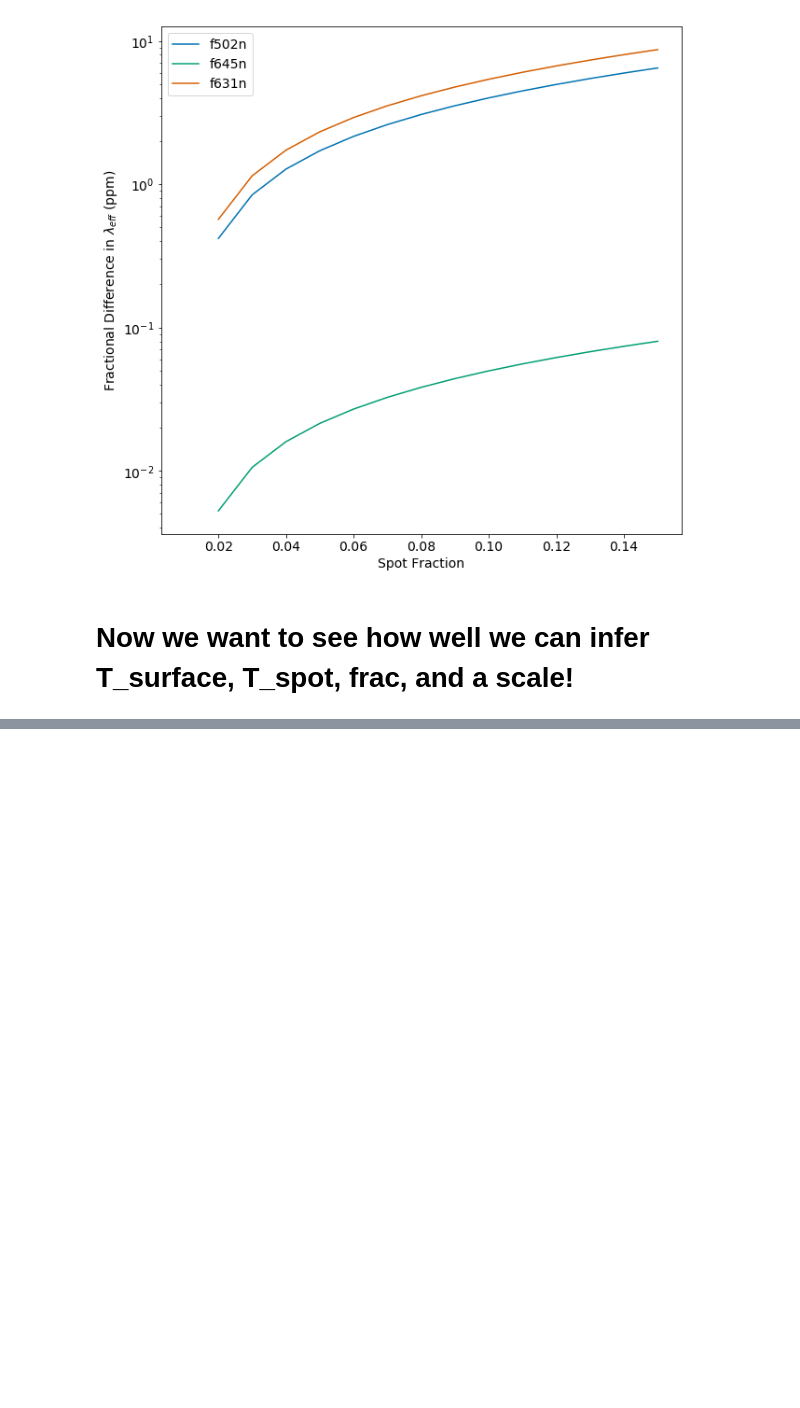
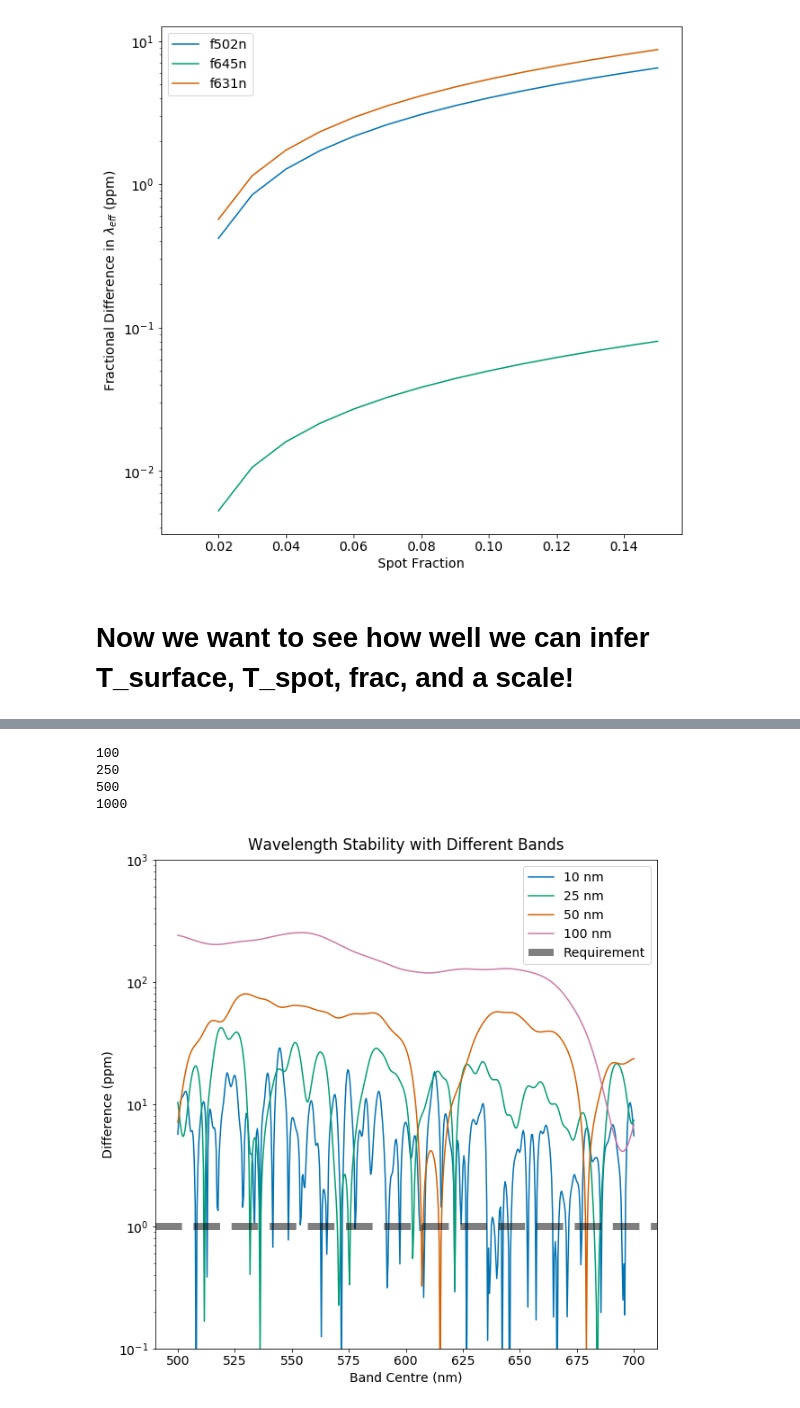
Before and after one commit to benjaminpope/toliman, a Jupyter notebook: synthetic.ipynb, the cells around one changed output, grey strips where cells are left out. Saved outputs shown, nothing was run; the diff lists cells and outputs as text; code cells hidden in the pictures; blank space fills up the shorter version.

```diff
--- a/synthetic.ipynb
+++ b/synthetic.ipynb
@@ -190,0 +245,20 @@ Wall time: 15.4 s
+# %%
+# for j, sig in enumerate(sigs):
+for j in [2,3,4,5]:
+    sig = sigs[j]
+    print sig
+    plt.semilogy(bands/10.,full_list[j]*1e6,label=('%d nm') % (sig/10.))
+
+plt.axhline(1,ls='--',lw=8,alpha=0.5,label='Requirement',color='k')
+plt.xlabel('Band Centre (nm)')
+plt.ylabel('Difference (ppm)')
+plt.legend(loc=1)
+plt.title('Wavelength Stability with Different Bands',y=1.01)
+plt.ylim(1e-1,1e3)
+plt.savefig('bands.png')
+# %% [output]
+100
+250
+500
+1000
+[figure, added]
```
Also changed, not shown: parts of 9 cells of this notebook.
